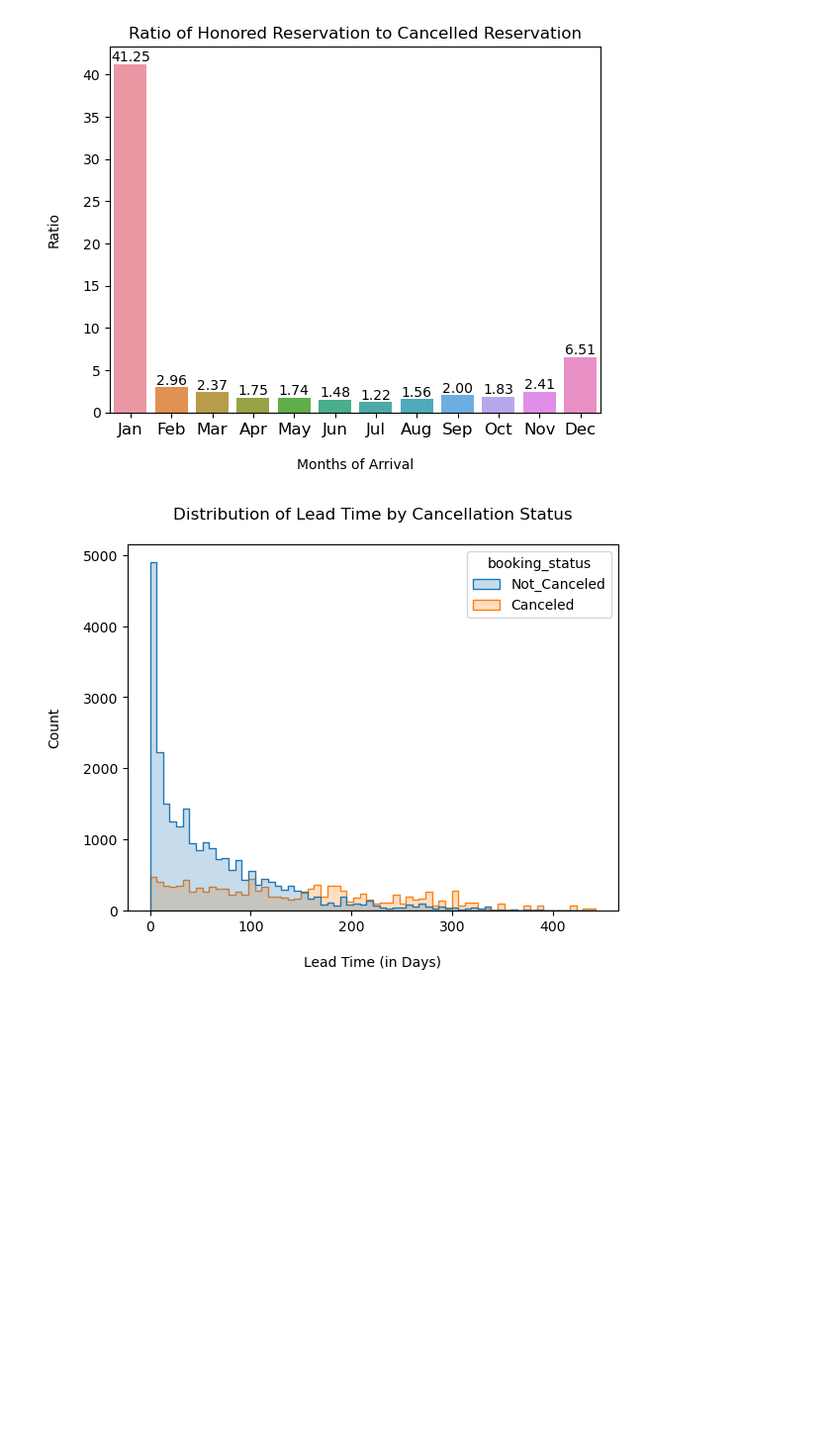
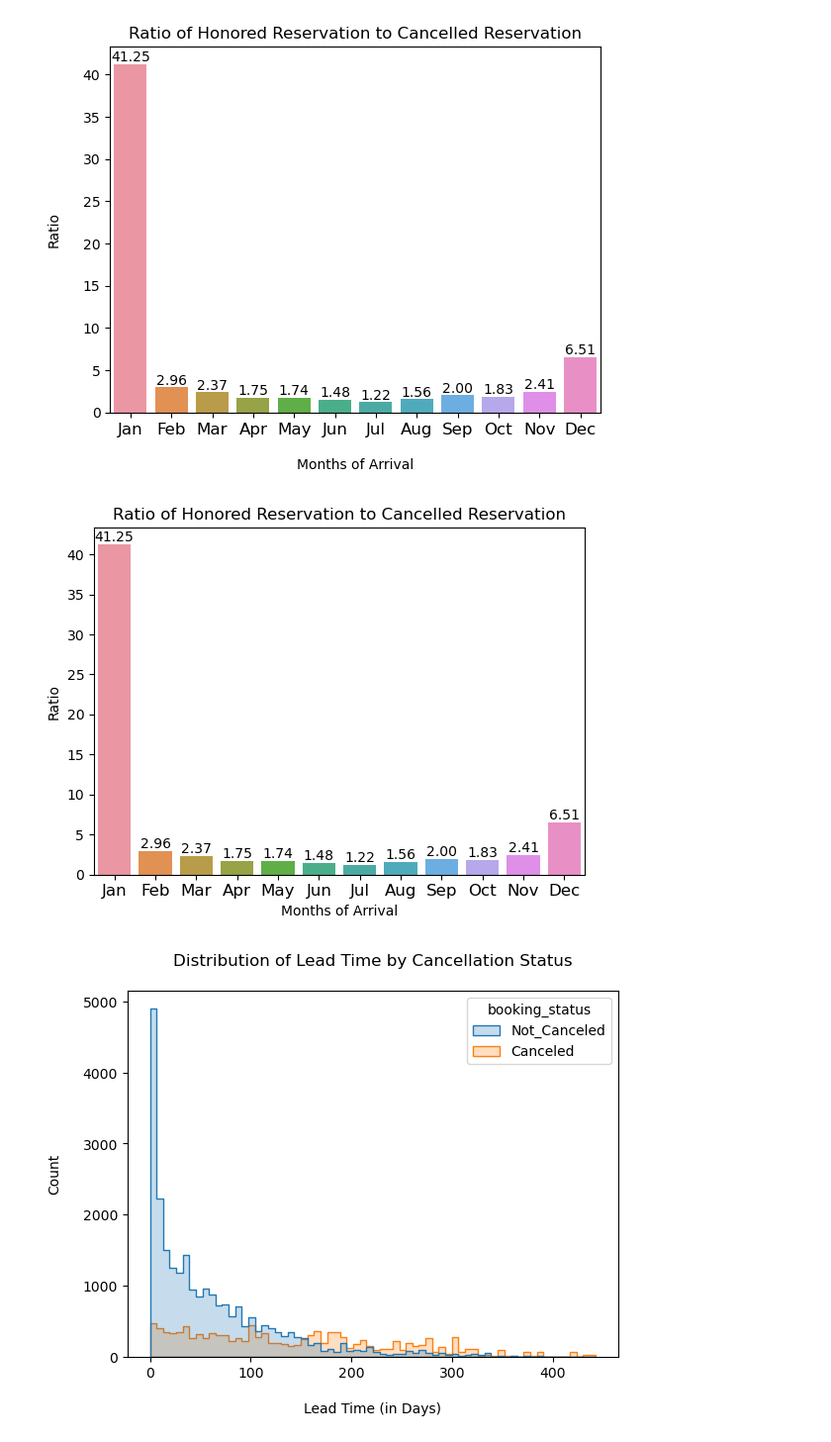
Before and after one commit to jaeheonk817/Project__Predicting-Hotel-Reservation-Cancellations, a Jupyter notebook: ppt_graph_generator.ipynb, the cells around one changed output. Shown at 99% size. Cells and saved outputs as stored; diff of their text form; code cells hidden in the pictures; blank space fills up the shorter version.

```diff
--- a/ppt_graph_generator.ipynb
+++ b/ppt_graph_generator.ipynb
@@ -158,6 +200,41 @@ plt.savefig('ratio_cancel_month.png')
 plt.show()
 # %% [output]
 [figure]
+# %%
+# group data by month and booking status
+grouped = df.groupby(['arrival_month', 'booking_status']).size().reset_index(name='count')
+
+# pivot the table to have booking status as columns
+pivoted = grouped.pivot(index='arrival_month', columns='booking_status', values='count')
+
+# calculate the ratio of Not_Canceled to Canceled for each month
+pivoted['ratio'] = pivoted['Not_Canceled'] / pivoted['Canceled']
+
+# create a barplot of the ratio for each month
+sns.barplot(x=pivoted.index, y='ratio', data=pivoted)
+
+# add annotations to the top of each bar
+for i, v in enumerate(pivoted['ratio']):
+    plt.annotate("{:.2f}".format(v), (i, v), ha='center', va='bottom', fontsize=10)
+
+plt.title("Ratio of Honored Reservation to Cancelled Reservation")
+plt.xlabel("Months of Arrival")
+plt.ylabel("Ratio")
+
+# set the xticks to month names
+months = ['Jan', 'Feb', 'Mar', 'Apr', 'May', 'Jun', 'Jul', 'Aug', 'Sep', 'Oct', 'Nov', 'Dec']
+plt.xticks(range(len(months)), months, fontsize=12)
+
+# set the yticks fontsize
+plt.yticks(fontsize=10)
+
+# adjust the bottom margin
+plt.subplots_adjust(bottom=0.15)
+
+plt.savefig('ratio_cancel_month.png')
+plt.show()
+# %% [output]
+[figure, added]
 # %%
 sns.histplot(x='lead_time',hue='booking_status', data=df, element='step')
 plt.title('Distribution of Lead Time by Cancellation Status\n')
```
Also changed, not shown: parts of 8 cells of this notebook, 22 other files.
